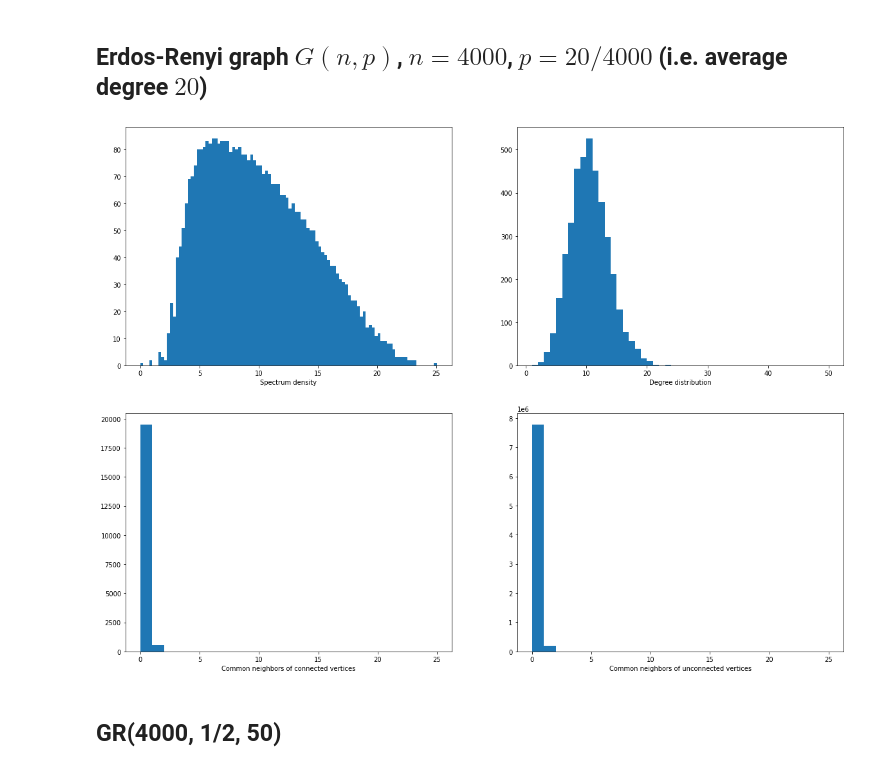
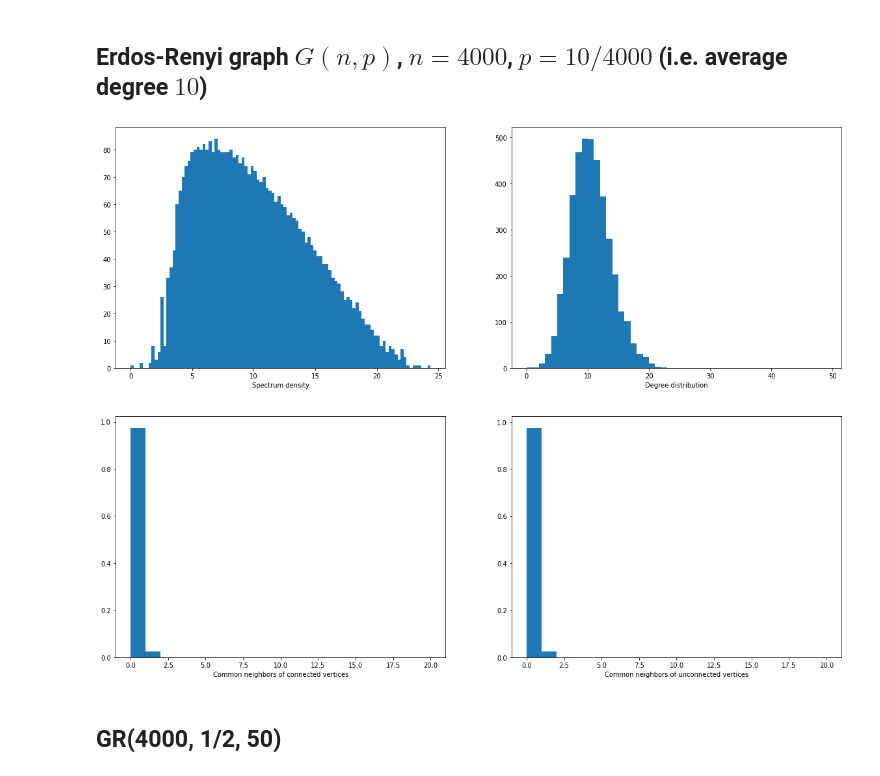
Before and after one commit to jaro3000/geometric-random-graphs, a Jupyter notebook: Geometric_random_graphs_edge_prediction.ipynb, the cells around one changed output. Saved outputs shown, nothing was run; the diff lists cells and outputs as text; code cells hidden in the pictures.

```diff
--- a/Geometric_random_graphs_edge_prediction.ipynb
+++ b/Geometric_random_graphs_edge_prediction.ipynb
@@ -112,10 +112,10 @@ def prepare_all_plots(A : np.array, bins_cnt = 50, sparse=True) -> dict:
     else:
         bins = np.linspace(0, max(degs), bins_cnt)
     con, uncon = common_neighbors_statistics(A, sparse=sparse)
-    counts,bins = np.histogram(con, bins=bins)
+    counts,bins = np.histogram(con, bins=bins,density = True)
     res["neigh_connected"] = ("Common neighbors of connected vertices", bins, counts)
 
-    counts,bins = np.histogram(uncon, bins=bins)
+    counts,bins = np.histogram(uncon, bins=bins, density=True)
     res["neigh_unconnected"] = ("Common neighbors of unconnected vertices", bins, counts)
 
     return res
@@ -154,11 +149,11 @@ array([[<AxesSubplot:xlabel='Spectrum density'>,
 # %% [markdown]
-## Erdos-Renyi graph $G(n,p)$, $n=4000$, $p=20/4000$ (i.e. average degree $20$)
+## Erdos-Renyi graph $G(n,p)$, $n=4000$, $p=10/4000$ (i.e. average degree $10$)
 # %%
 A = erdos_renyi(4000, 10/4000)
 plots = prepare_all_plots(A)
-show_plots(plots, (2,2), [["spectrum","degrees"], ["neigh_connected", "neigh_unconnected"]])
+_ = show_plots(plots, (2,2), [["spectrum","degrees"], ["neigh_connected", "neigh_unconnected"]])
 # %% [output]
-[figure, old version]
+[figure, new version]
 # %% [markdown]
 ## GR(4000, 1/2, 50)
 # %%
```
Also changed, not shown: parts of 17 cells of this notebook.
